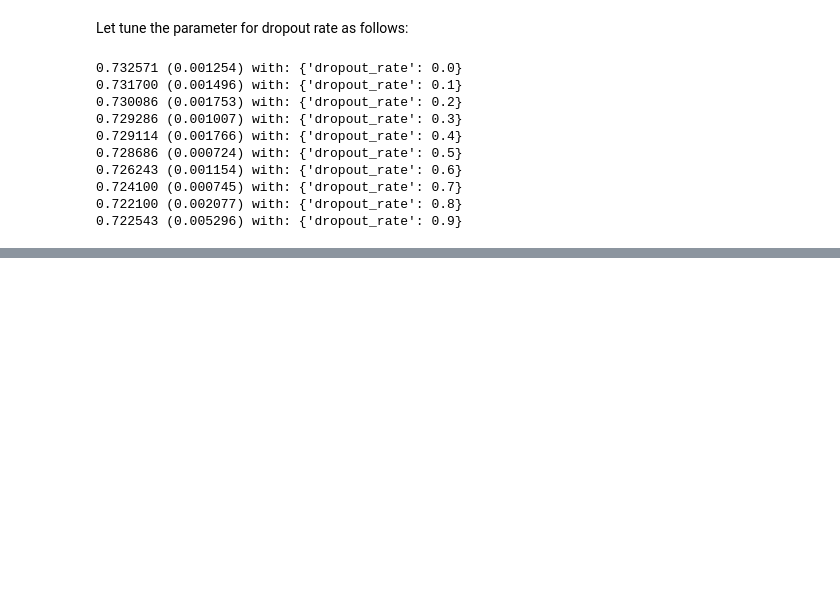
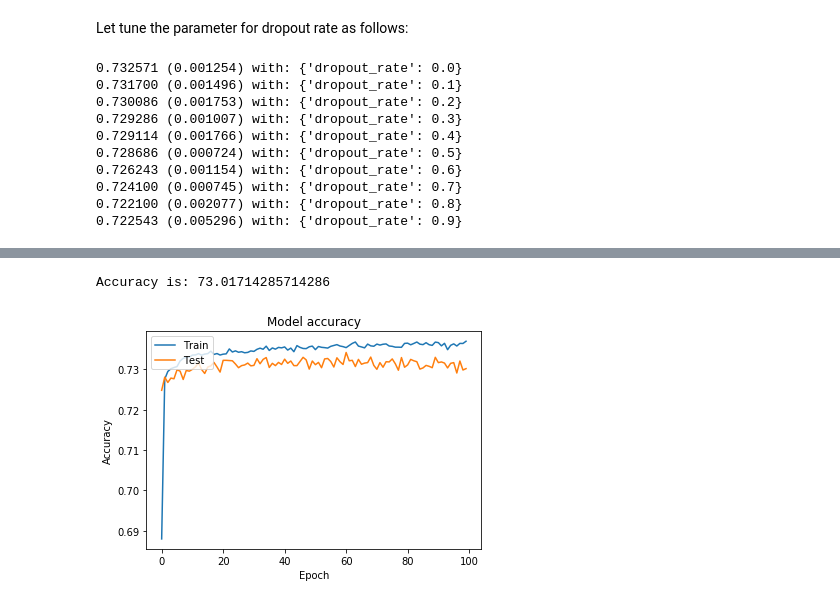
Before and after one commit to marijamladenovic94/cardio_prediction, a Jupyter notebook: cardio_model_prediction.ipynb, the cells around one changed output, grey strips where cells are left out. Cells and saved outputs as stored; diff of their text form; code cells hidden in the pictures; blank space fills up the shorter version.

```diff
--- a/cardio_model_prediction.ipynb
+++ b/cardio_model_prediction.ipynb
@@ -782,0 +842,5 @@ for mean, stdev, param in zip(means_batch_eph, stds_batch_eph, params_batch_eph)
+# %%
+#Model compile
+model_2 = model_train(optimizer='adam', activation = 'softplus')
+#Model fit
+history_2 = model_2.fit(X_train, y_train,validation_data = (X_test,y_test), epochs=100, batch_size=64)
@@ -782,0 +865,12 @@ for mean, stdev, param in zip(means_batch_eph, stds_batch_eph, params_batch_eph)
+# %%
+acc_2 = model_test(model_2)
+plt.plot(history_2.history['accuracy'])
+plt.plot(history_2.history['val_accuracy'])
+plt.title('Model accuracy')
+plt.ylabel('Accuracy')
+plt.xlabel('Epoch')
+plt.legend(['Train', 'Test'], loc='upper left')
+plt.show()
+# %% [output]
+Accuracy is: 73.01714285714286
+[figure, added]
```
Also changed, not shown: parts of 15 cells of this notebook.
